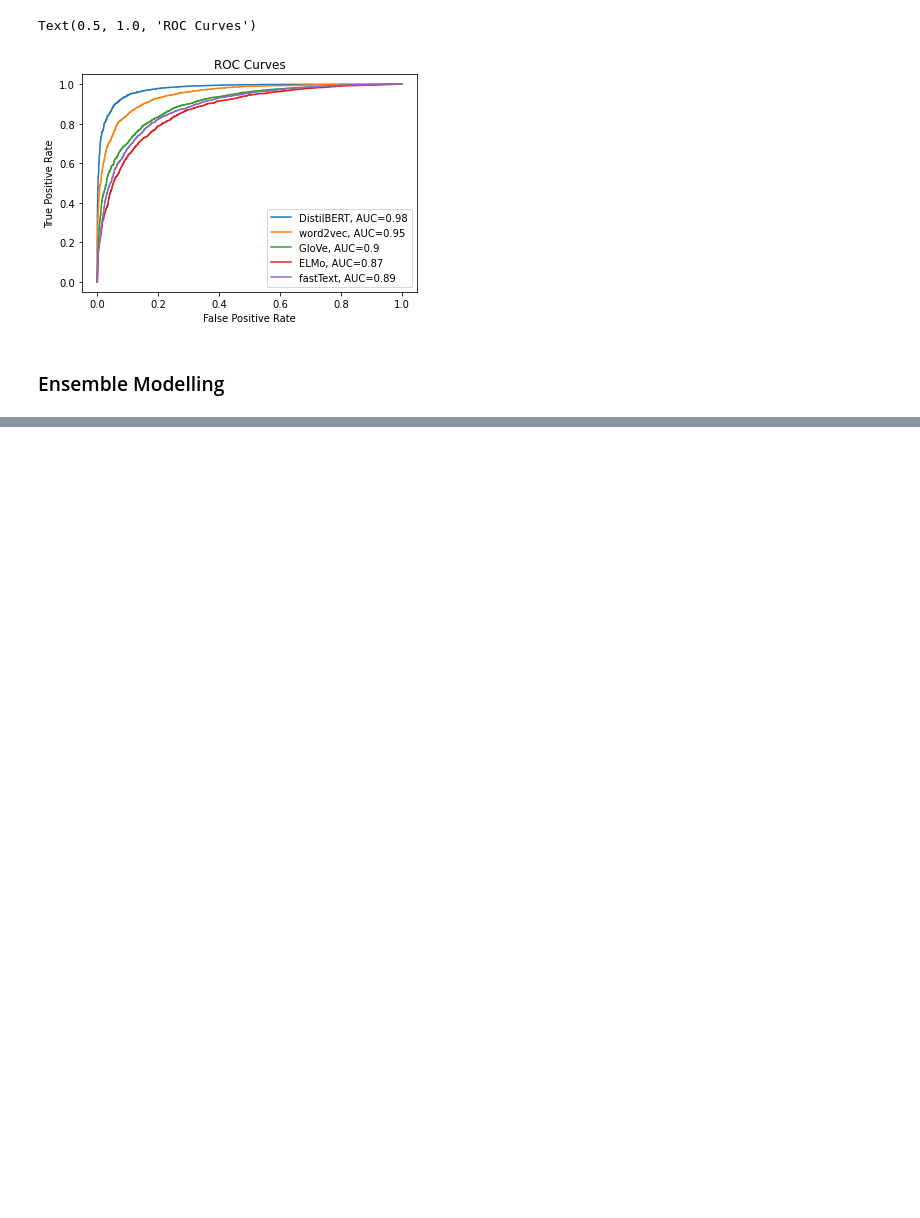
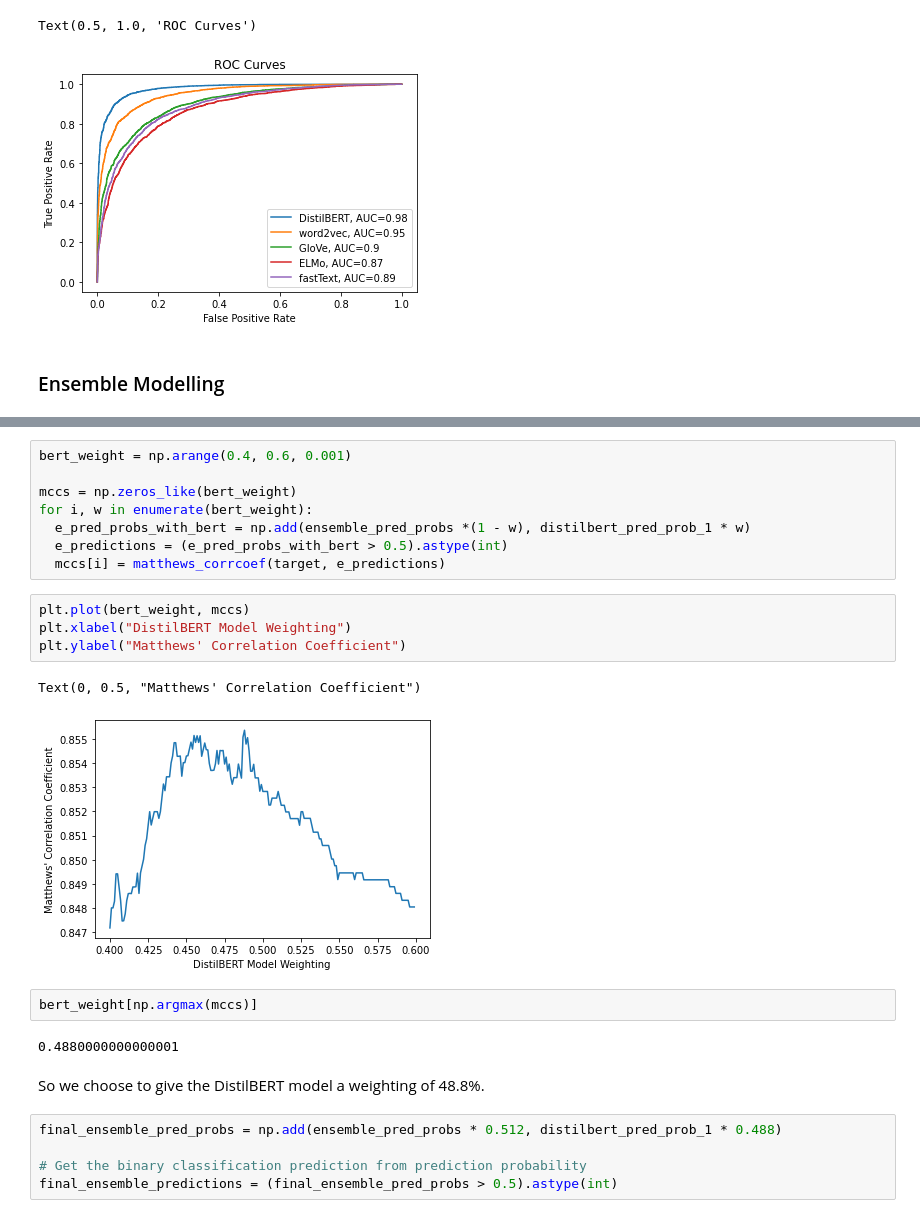
Before and after one commit to sepetab/BLUFF, a Jupyter notebook: analysis.ipynb, the cells around one changed output, grey strips where cells are left out. Saved outputs shown, nothing was run; the diff lists cells and outputs as text; blank space fills up the shorter version.

```diff
--- a/analysis.ipynb
+++ b/analysis.ipynb
@@ -227,0 +283,26 @@ print(matthews_corrcoef(target, ensemble_predictions))
+# %%
+bert_weight = np.arange(0.4, 0.6, 0.001)
+
+mccs = np.zeros_like(bert_weight)
+for i, w in enumerate(bert_weight):
+  e_pred_probs_with_bert = np.add(ensemble_pred_probs *(1 - w), distilbert_pred_prob_1 * w)
+  e_predictions = (e_pred_probs_with_bert > 0.5).astype(int)
+  mccs[i] = matthews_corrcoef(target, e_predictions)
+# %%
+plt.plot(bert_weight, mccs)
+plt.xlabel("DistilBERT Model Weighting")
+plt.ylabel("Matthews' Correlation Coefficient")
+# %% [output]
+Text(0, 0.5, "Matthews' Correlation Coefficient")
+[figure, added]
+# %%
+bert_weight[np.argmax(mccs)]
+# %% [output]
+0.4880000000000001
+# %% [markdown]
+So we choose to give the DistilBERT model a weighting of 48.8%.
+# %%
+final_ensemble_pred_probs = np.add(ensemble_pred_probs * 0.512, distilbert_pred_prob_1 * 0.488)
+
+# Get the binary classification prediction from prediction probability
+final_ensemble_predictions = (final_ensemble_pred_probs > 0.5).astype(int)
```
Also changed, not shown: parts of 19 cells of this notebook.
